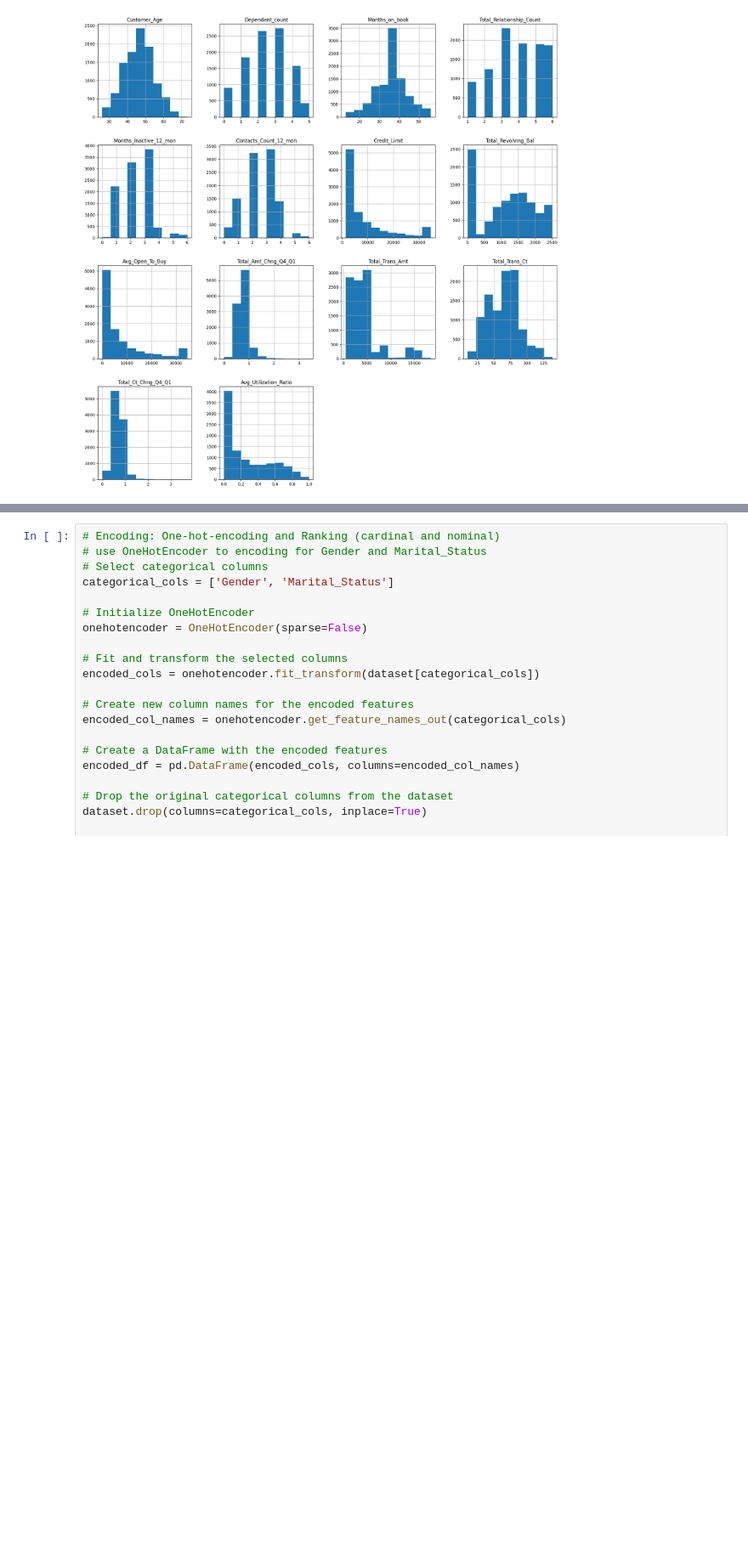
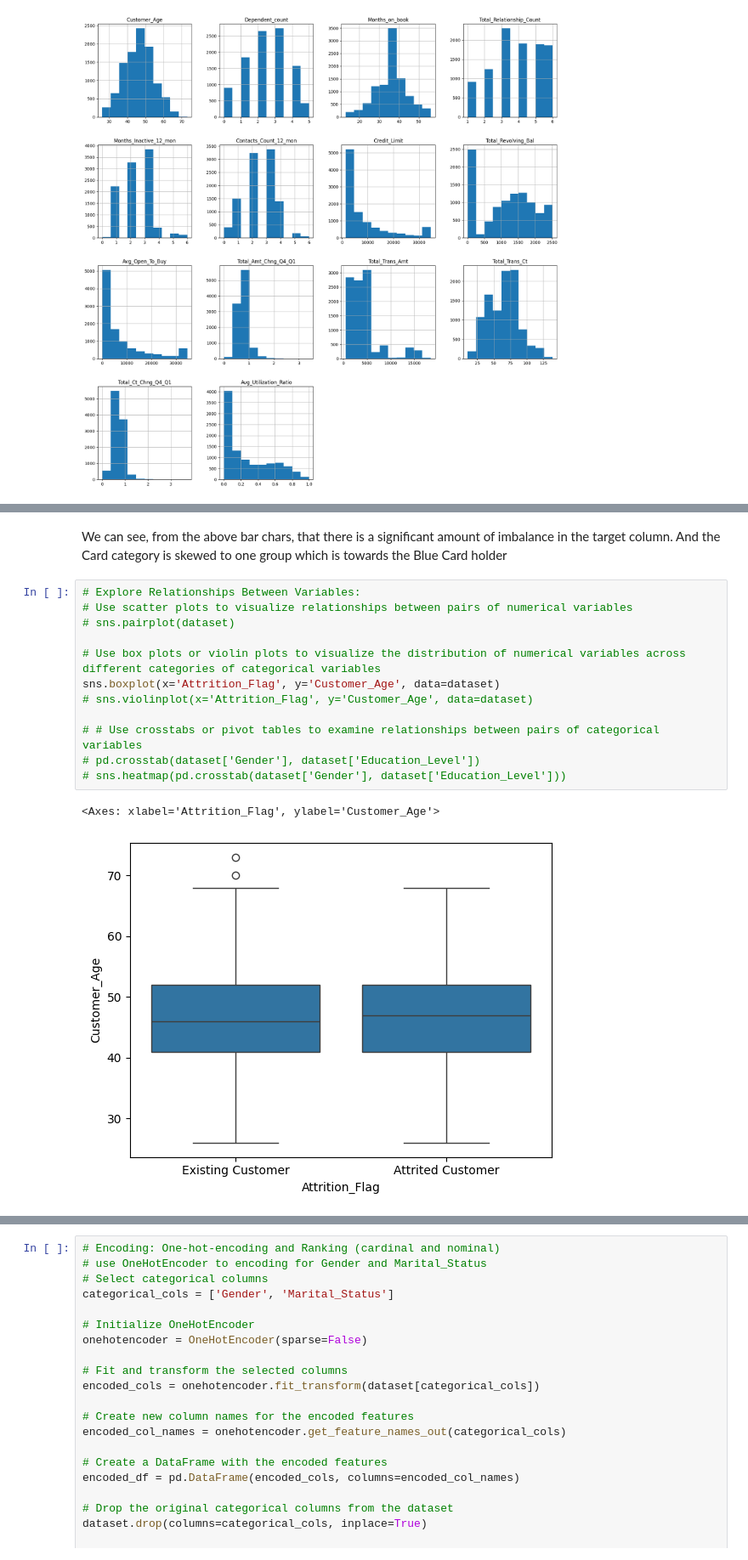
Before and after one commit to Yonatanembiza/ML---Health-Predictive-Analysis, a Jupyter notebook: churn_prediction.ipynb, the cells around one changed output, grey strips where cells are left out. Shown at 85% size. Cells and saved outputs as stored; diff of their text form; blank space fills up the shorter version.

```diff
--- a/churn_prediction.ipynb
+++ b/churn_prediction.ipynb
@@ -282,0 +312,17 @@ array([[<Axes: title={'center': 'Customer_Age'}>,
+# %% [markdown]
+We can see, from the above bar chars, that there is a significant amount of imbalance in the target column. And the Card category is skewed to one group which is towards the Blue Card holder
+# %%
+# Explore Relationships Between Variables:
+# Use scatter plots to visualize relationships between pairs of numerical variables
+# sns.pairplot(dataset)
+
+# Use box plots or violin plots to visualize the distribution of numerical variables across different categories of categorical variables
+sns.boxplot(x='Attrition_Flag', y='Customer_Age', data=dataset)
+# sns.violinplot(x='Attrition_Flag', y='Customer_Age', data=dataset)
+
+# # Use crosstabs or pivot tables to examine relationships between pairs of categorical variables
+# pd.crosstab(dataset['Gender'], dataset['Education_Level'])
+# sns.heatmap(pd.crosstab(dataset['Gender'], dataset['Education_Level']))
+# %% [output]
+<Axes: xlabel='Attrition_Flag', ylabel='Customer_Age'>
+[figure, added]
```
Also changed, not shown: parts of 27 cells of this notebook.
